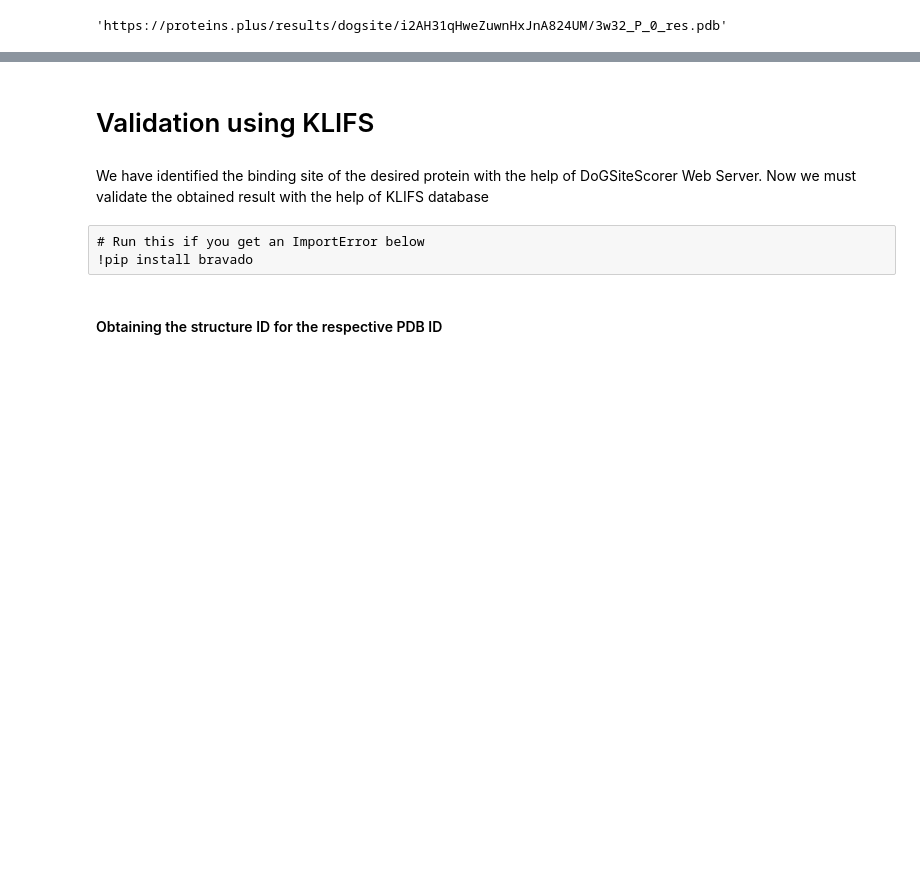
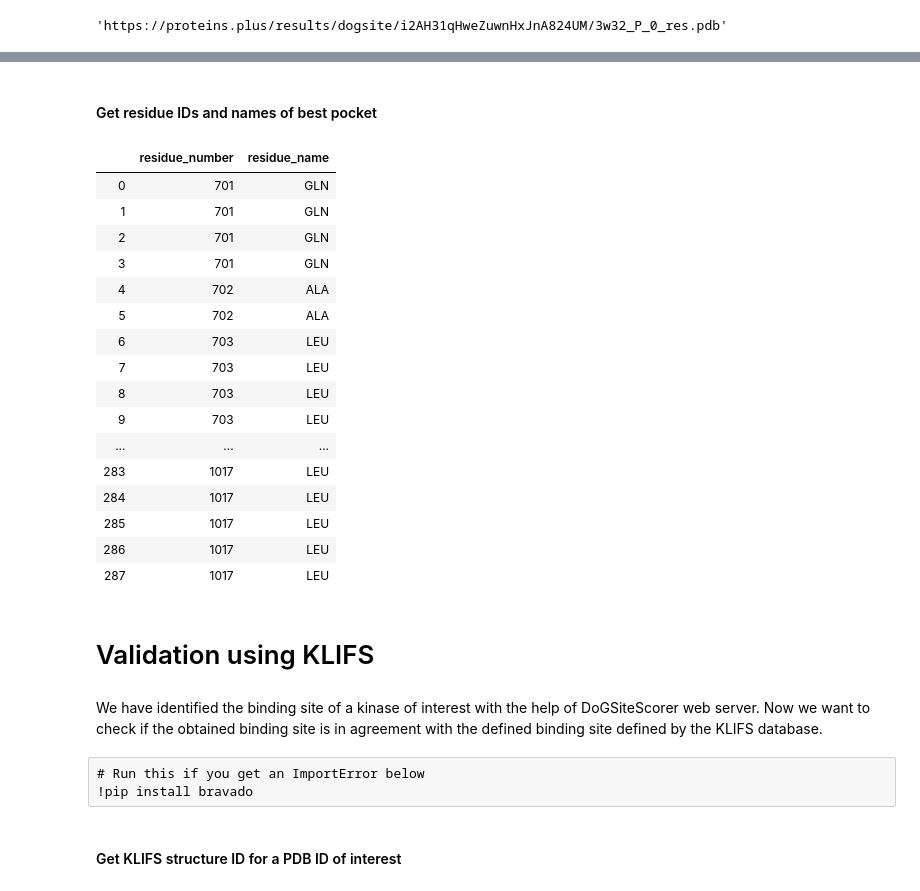
Before and after one commit to volkamerlab/TeachOpenCADD-BindingSiteDetection, a Jupyter notebook: 12_binding_site_detection.ipynb, the cells around one changed output, grey strips where cells are left out. Drawn from its saved outputs; the diff is of its cells as text; code cells hidden in the pictures; blank space fills up the shorter version.

```diff
--- a/12_binding_site_detection.ipynb
+++ b/12_binding_site_detection.ipynb
@@ -450,8 +448,8 @@ def get_best_pocket_filenames(pocket_files, best_pocket):
 
     return result[0]
 # %%
-# Get URL for all PDB files from the DoGSiteScorer Web server
-pocket_files = get_pocket_filenames(job_location)
+# Get URL for all PDB files
+pocket_files = get_pocket_locations(job_location)
 pocket_files
 # %% [output]
 ['https://proteins.plus/results/dogsite/i2AH31qHweZuwnHxJnA824UM/3w32_P_0_res.pdb',
@@ -472,12 +470,8 @@ pocket_files
  'https://proteins.plus/results/dogsite/i2AH31qHweZuwnHxJnA824UM/3w32_P_8_res.pdb',
  'https://proteins.plus/results/dogsite/i2AH31qHweZuwnHxJnA824UM/3w32_P_9_res.pdb']
 # %%
-# Get URL for PDB file for best binding site
-best_pocket_file_location = get_best_pocket_filenames(pocket_files, best_pocket)
-best_pocket_file_location
+# Get URL for PDB file containing the best pocket
+best_pocket_location = get_best_pocket_location(pocket_files, best_pocket)
+best_pocket_location
 # %% [output]
 'https://proteins.plus/results/dogsite/i2AH31qHweZuwnHxJnA824UM/3w32_P_0_res.pdb'
-# %%
-# Retrieve PDB file content from URL
-result = requests.get(best_pocket_file_location)
-result
@@ -535,7 +478,59 @@ final_pocket
+# %% [markdown]
+#### Get residue IDs and names of best pocket
+# %%
+def get_pocket_residues(pocket_location):
+    """
+    Get residue IDs and names of a pocket.
+
+    Parameters
+    ----------
+    pocket_location : str
+        xxx
+
+    Returns
+    -------
+    xxx
+        xxx
+    """
+
+    # Retrieve PDB file content from URL
+    result = requests.get(pocket_location)
+
+    # Get content of PDB file
+    pdb_residues = result.text
+
+    # Load PDB format as DataFrame
+    ppdb = PandasPdb()
+    pdb_df = ppdb._construct_df(pdb_residues.splitlines(True))['ATOM']
+
+    return pdb_df[['residue_number', 'residue_name']]
+# %%
+# Get residues of best pocket
+pocket_residues = get_pocket_residues(best_pocket_location)
+pocket_residues
+# %% [output]
+|  | residue_number | residue_name |
+| 0 | 701 | GLN |
+| 1 | 701 | GLN |
+| 2 | 701 | GLN |
+| 3 | 701 | GLN |
+| 4 | 702 | ALA |
+| 5 | 702 | ALA |
+| 6 | 703 | LEU |
+| 7 | 703 | LEU |
+| 8 | 703 | LEU |
+| 9 | 703 | LEU |
+| ... | ... | ... |
+| 283 | 1017 | LEU |
+| 284 | 1017 | LEU |
+| 285 | 1017 | LEU |
+| 286 | 1017 | LEU |
+| 287 | 1017 | LEU |
 # %% [markdown]
 # Validation using KLIFS
 # %% [markdown]
-We have identified the binding site of the desired protein with the help of DoGSiteScorer Web Server. Now we must validate the obtained result with the help of KLIFS database
+We have identified the binding site of a kinase of interest with the help of DoGSiteScorer web server.
+Now we want to check if the obtained binding site is in agreement with the defined binding site defined by the KLIFS database.
 # %% [raw]
 # Run this if you get an ImportError below
 !pip install bravado
@@ -545,4 +540,4 @@ from bravado.client import SwaggerClient
 KLIFS_API_DEFINITIONS = "http://klifs.vu-compmedchem.nl/swagger/swagger.json"
 KLIFS_CLIENT = SwaggerClient.from_url(KLIFS_API_DEFINITIONS, config={'validate_responses': False})
 # %% [markdown]
-#### Obtaining the structure ID for the respective PDB ID
+#### Get KLIFS structure ID for a PDB ID of interest
```
Also changed, not shown: parts of 32 cells of this notebook.
